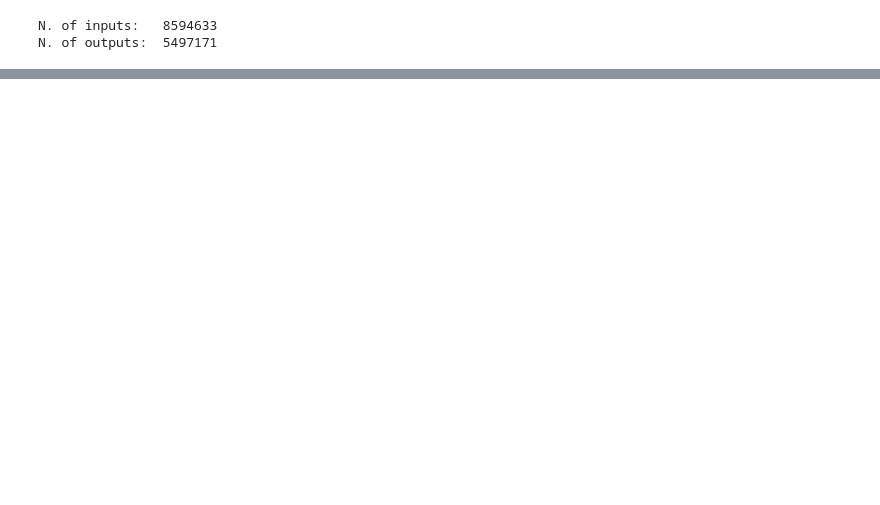
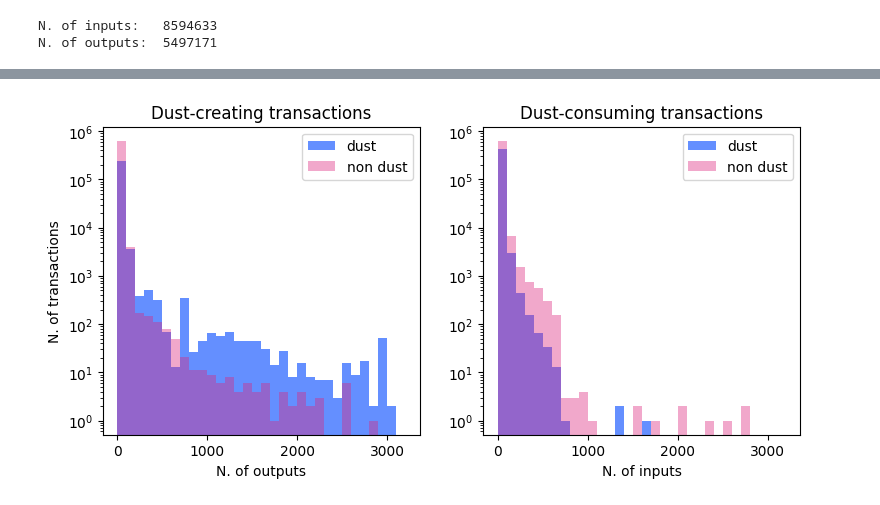
Before and after one commit to mloporchio/DustAnalysis, a Jupyter notebook: stats.ipynb, the cells around one changed output, grey strips where cells are left out. Cells and saved outputs as stored; diff of their text form; code cells hidden in the pictures; blank space fills up the shorter version.

```diff
--- a/stats.ipynb
+++ b/stats.ipynb
@@ -193,0 +232,23 @@ plt.show()
+# %%
+fig = plt.figure(figsize=(9,4))
+
+ax1 = fig.add_subplot(1, 2, 1)
+ax1.set_title('Dust-creating transactions')
+ax1.set_xlabel('N. of outputs')
+ax1.set_ylabel('N. of transactions')
+ax1.set_yscale('log')
+ax1.hist(outputs_dust.groupby('txId').size().values, color='#648fff', range=[0, 3200], bins=32, label='dust')
+ax1.hist(outputs_non_dust.groupby('txId').size().values, color='#dc267f', alpha=.4, range=[0, 3200], bins=32, label='non dust')
+ax1.legend(loc='upper right')
+
+ax2 = fig.add_subplot(1, 2, 2, sharey=ax1)
+ax2.set_title('Dust-consuming transactions')
+ax2.set_xlabel('N. of inputs')
+ax2.set_yscale('log')
+ax2.hist(inputs_dust.groupby('txId').size().values, color='#648fff', range=[0, 3200], bins=32, label='dust')
+ax2.hist(inputs_non_dust.groupby('txId').size().values, color='#dc267f', alpha=.4, range=[0, 3200], bins=32, label='non dust')
+ax2.legend(loc='upper right')
+
+plt.show()
+# %% [output]
+[figure, added]
```
Also changed, not shown: parts of 32 cells of this notebook, 35 other files.
